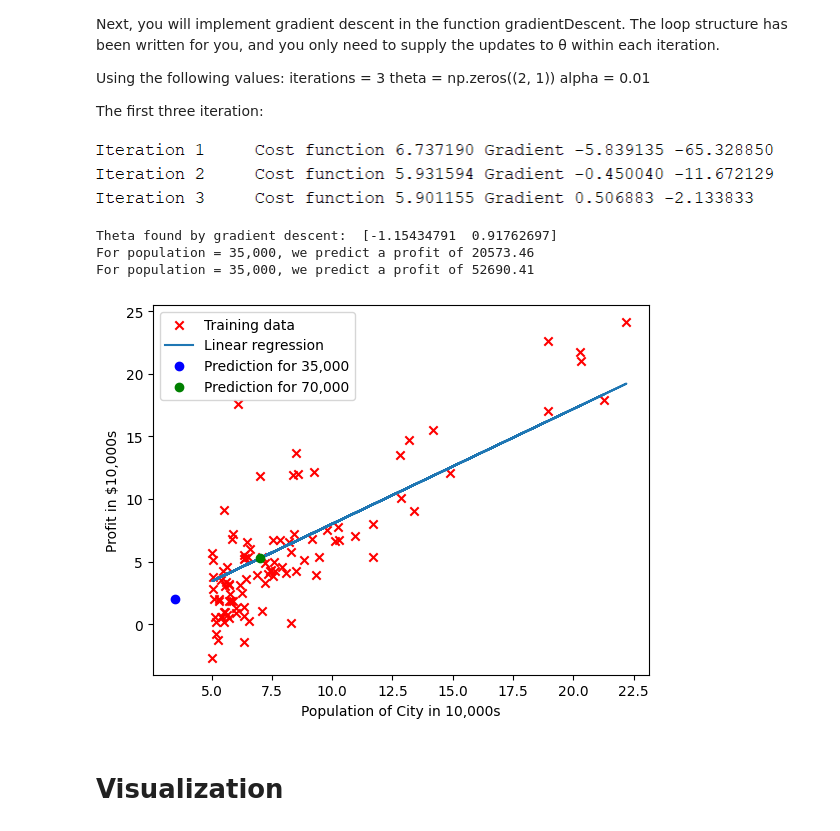
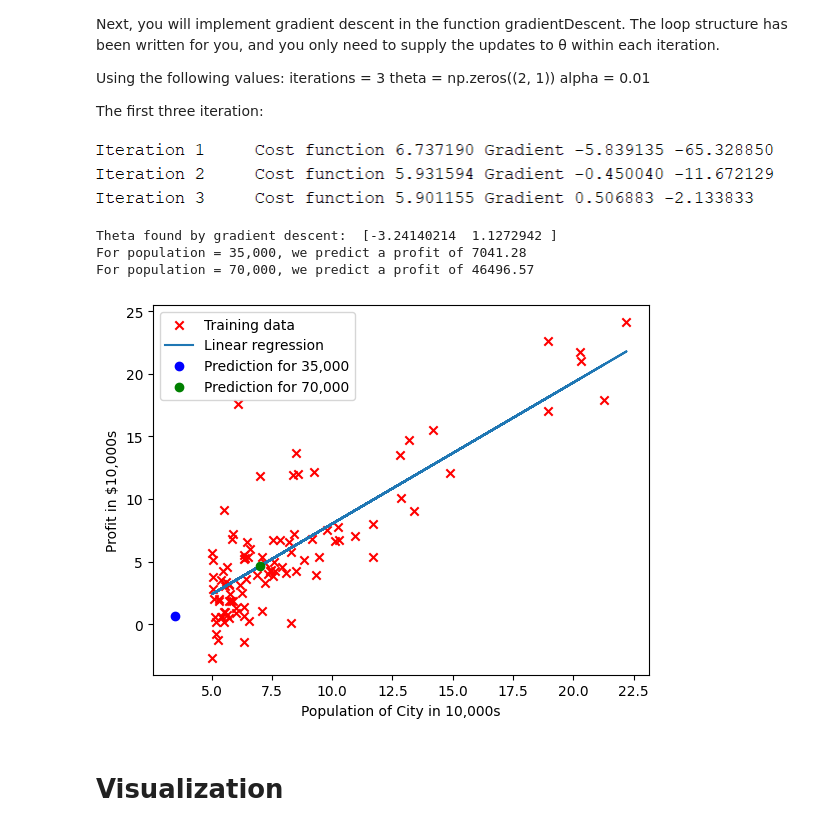
Before and after one commit to Rubiores/regression, a Jupyter notebook: Regression_one_variable.ipynb, the cells around one changed output. Cells and saved outputs as stored; diff of their text form; code cells hidden in the pictures.

```diff
--- a/Regression_one_variable.ipynb
+++ b/Regression_one_variable.ipynb
@@ -112,11 +110,14 @@ m = data.shape[0]
 y = data[:, [1]]
 X = data[:, [0]]
 X = np.hstack([np.ones((m, 1)), X])
-iterations = 20000
+
+iterations = 1000
 theta = np.zeros((2, 1))
 alpha = 0.01
+
 def gradientDescent(X, y, theta, alpha, iterations):
   m = len(y)  # number of training examples
+  #J_history = []
   J_history = np.zeros(iterations)
 
   for iter in range(iterations):
@@ -127,39 +128,41 @@ def gradientDescent(X, y, theta, alpha, iterations):
   #       of the cost function (computeCostMulti) and gradient here.
       # Save the cost J in every iteration
 
       h = X @ theta
       diff_J = h - y
-      theta = theta - (alpha/m) * ((X.T @ diff_J) /m)
+      theta = theta - (alpha/m) * (X.T @ diff_J)
 
+      #J_history.append(cost_function(X, y, theta))
       J_history[iter] = cost_function(theta,X, y)
+
       #print(f"Iteration {iter + 1}\tCost: {J_history[iter]:.6f}")
   return theta, J_history
 
 theta, J_history = gradientDescent(X, y, theta, alpha, iterations);
 print("Theta found by gradient descent: ", theta.ravel())
 
 # Predict values for population sizes of 35,000 and 70,000
 predict1 = np.array([1, 3.5]) @ theta
 print(f'For population = 35,000, we predict a profit of {(predict1 * 10000).item():.2f}')
 
 predict2 = np.array([1, 7.0]) @ theta
-print(f'For population = 35,000, we predict a profit of {(predict2 * 10000).item():.2f}')
+print(f'For population = 70,000, we predict a profit of {(predict2 * 10000).item():.2f}')
 
 
 # Plot the linear fit
 plt.scatter(X[:, 1], y, color='red', marker='x', label='Training data')  # X[:,1] is the feature (since X[:,0] is the bias term)
 plt.plot(X[:, 1], X @ theta, label='Linear regression')  # X @ theta gives the predicted values
 plt.xlabel('Population of City in 10,000s')
 plt.ylabel('Profit in $10,000s')
 plt.plot(3.5, predict1.item(), 'ob', label='Prediction for 35,000')
 plt.plot(7.0, predict2.item(), 'og', label='Prediction for 70,000')
 plt.legend()
 plt.show()
 # %% [output]
-Theta found by gradient descent:  [-1.15434791  0.91762697]
-For population = 35,000, we predict a profit of 20573.46
-For population = 35,000, we predict a profit of 52690.41
+Theta found by gradient descent:  [-3.24140214  1.1272942 ]
+For population = 35,000, we predict a profit of 7041.28
+For population = 70,000, we predict a profit of 46496.57
-[figure, old version]
+[figure, new version]
 # %% [markdown]
 # Visualization
 # %%
```
Also changed, not shown: parts of 2 cells of this notebook.
